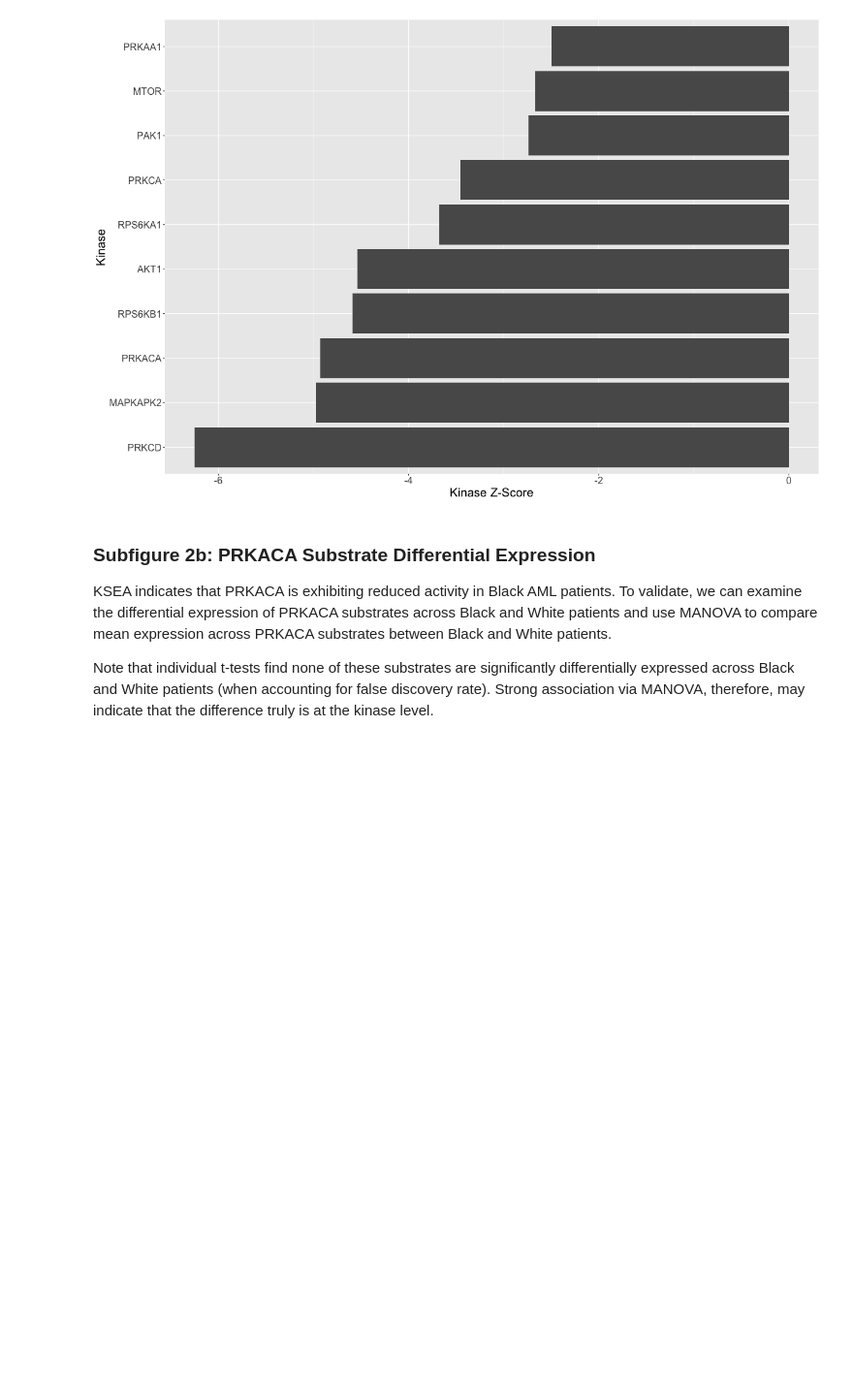
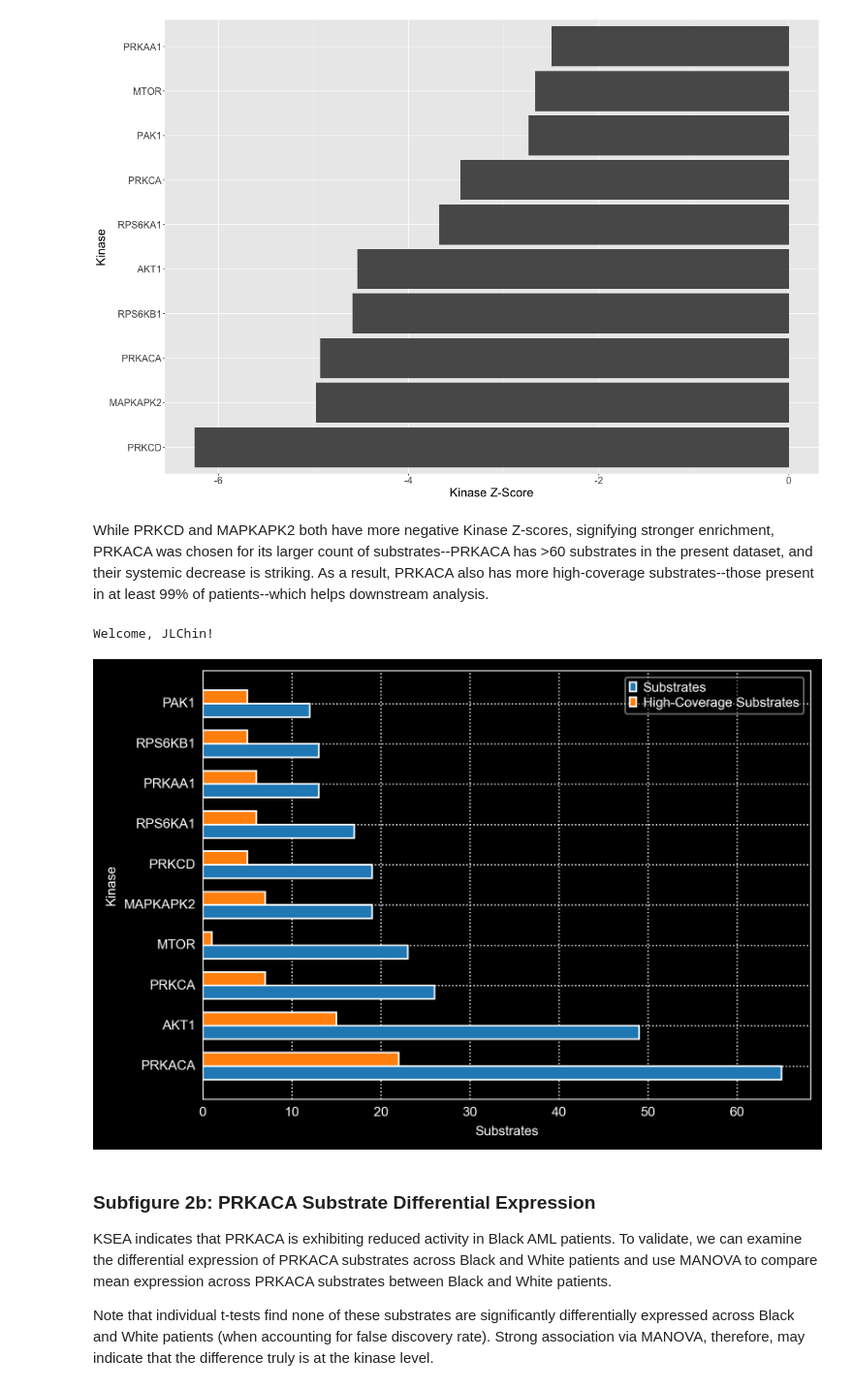
Before and after one commit to PNNL-CompBio/amlMultidrugResistance, a Jupyter notebook: aml_outcome_disparities/analysis/fig2/figure2.ipynb, the cells around one changed output. Shown at 97% size. Drawn from its saved outputs; the diff is of its cells as text; code cells hidden in the pictures; blank space fills up the shorter version.

```diff
--- a/aml_outcome_disparities/analysis/fig2/figure2.ipynb
+++ b/aml_outcome_disparities/analysis/fig2/figure2.ipynb
@@ -91,6 +91,14 @@ This warning is displayed once per session.
 Call `lifecycle::last_lifecycle_warnings()` to see where this warning was
 generated.
 [figure]
+# %% [markdown]
+While PRKCD and MAPKAPK2 both have more negative Kinase Z-scores, signifying stronger enrichment, PRKACA was chosen for its larger count of substrates--PRKACA has >60 substrates in the present dataset, and their systemic decrease is striking. As a result, PRKACA also has more high-coverage substrates--those present in at least 99% of patients--which helps downstream analysis.
+# %%
+from figure2a import make_figure as make_figure_2a
+fig_2a = make_figure_2a()
+# %% [output]
+Welcome, JLChin!
+[figure, added]
 # %% [markdown]
 ### Subfigure 2b: PRKACA Substrate Differential Expression
 KSEA indicates that PRKACA is exhibiting reduced activity in Black AML patients. To validate, we can examine the differential expression of PRKACA substrates across Black and White patients and use MANOVA to compare mean expression across PRKACA substrates between Black and White patients.
```
Also changed, not shown: parts of 10 cells of this notebook, 2 other files.
